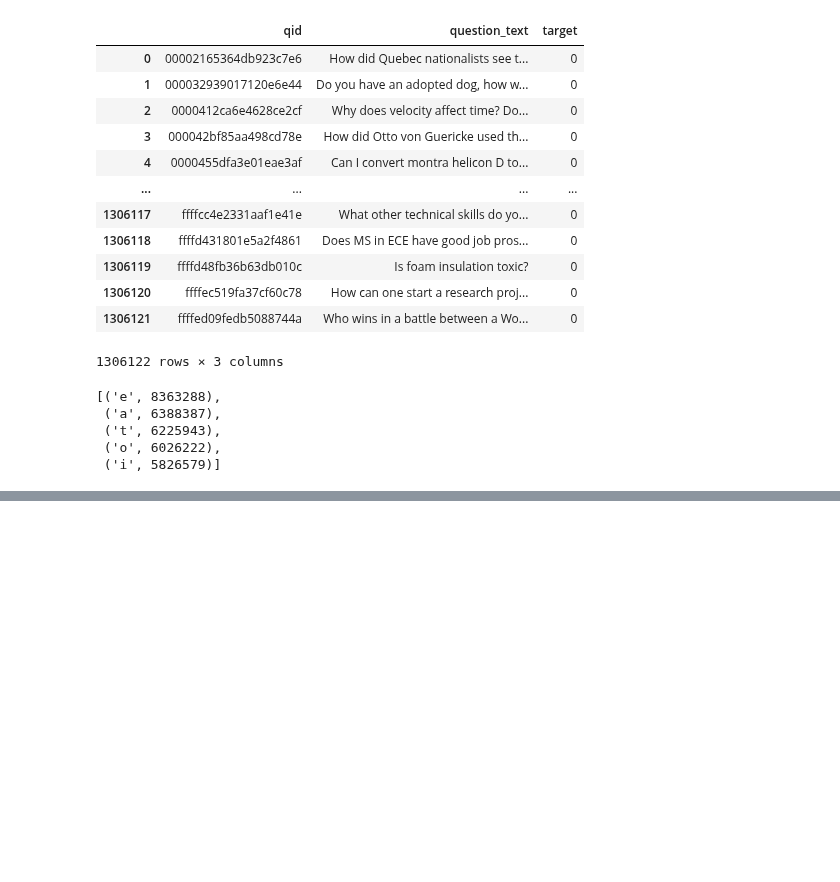
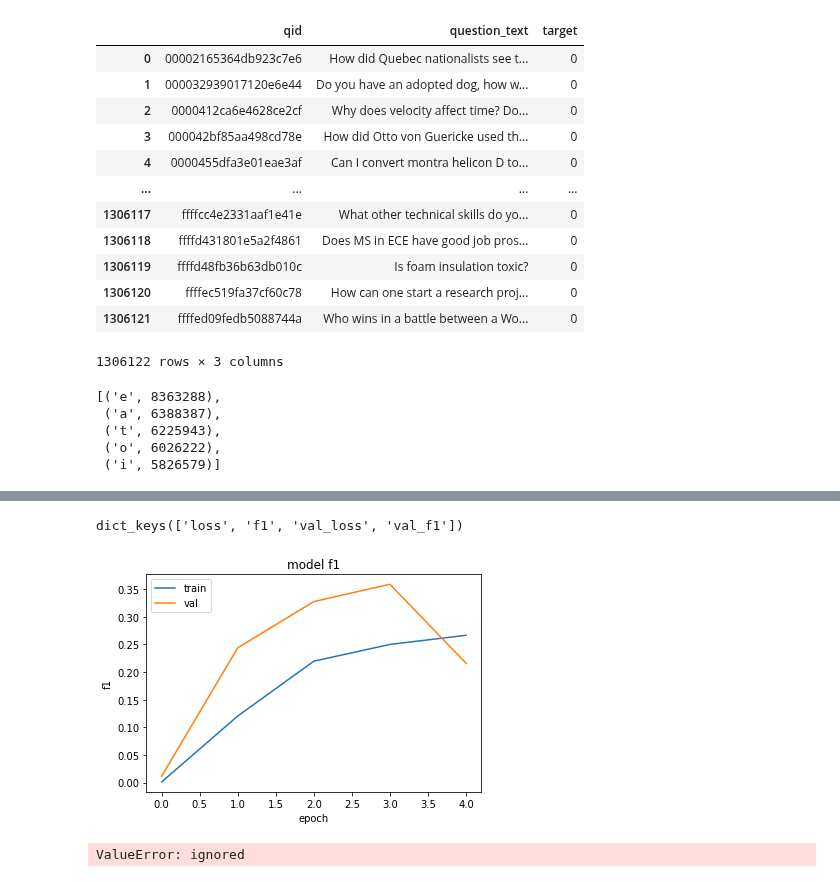
Before and after one commit to DmitryKutsev/ml_hw, a Jupyter notebook: hw7.ipynb, the cells around one changed output, grey strips where cells are left out. Saved outputs shown, nothing was run; the diff lists cells and outputs as text; code cells hidden in the pictures; blank space fills up the shorter version.

```diff
--- a/hw7.ipynb
+++ b/hw7.ipynb
@@ -197,0 +322,5 @@ dict_keys(['loss', 'f1', 'val_loss', 'val_f1'])
+# %%
+model.fit(X_train, y_train,
+          validation_data=(X_valid, y_valid),
+          batch_size=1500,
+         epochs=5)
@@ -197,0 +339,66 @@ dict_keys(['loss', 'f1', 'val_loss', 'val_f1'])
+# %%
+print(model.history.history.keys())
+# summarize history for accuracy
+plt.plot(model.history.history['f1'])
+plt.plot(model.history.history['val_f1'])
+plt.title('model f1')
+plt.ylabel('f1')
+plt.xlabel('epoch')
+plt.legend(['train', 'val'], loc='upper left')
+plt.show()
+# %% [output]
+dict_keys(['loss', 'f1', 'val_loss', 'val_f1'])
+[figure, added]
+# %%
+# и теперь к этому еще pooling
+inputs = tf.keras.layers.Input(shape=(MEAN_LEN,))
+embeddings = tf.keras.layers.Embedding(input_dim=len(word2id), output_dim=100)(inputs, )
+convs = []
+
+
+# kernel_size = 3
+pad1 = tf.keras.layers.Lambda(lambda x: tf.pad(x,
+                                               [[0,0], [1,1], [0, 0]],
+                                               mode='REFLECT'))(embeddings)
+
+conv1 = tf.keras.layers.Conv1D(kernel_size=3, filters=32, strides=1)(pad1)
+pool1 = tf.keras.layers.AveragePooling1D()(conv1)
+pad2 = tf.keras.layers.Lambda(lambda x: tf.pad(x,
+                                               [[0,0], [1,1], [0, 0]],
+                                               mode='REFLECT'))(pool1)
+
+conv2 = tf.keras.layers.Conv1D(kernel_size=3, filters=32,strides=1,
+                              kernel_regularizer='l2', activation='relu')(pad2)
+
+
+#kernel_size = 5
+pad3 = tf.keras.layers.Lambda(lambda x: tf.pad(x,
+                                               [[0,0], [2,2], [0, 0]],
+                                               mode='REFLECT'))(embeddings)
+
+conv3 = tf.keras.layers.Conv1D(kernel_size=7, filters=32, strides=1)(pad3)
+pool2 = tf.keras.layers.AveragePooling1D()(conv3)
+
+pad4 = tf.keras.layers.Lambda(lambda x: tf.pad(x,
+                                               [[0,0], [3,3], [0, 0]],
+                                               mode='REFLECT'))(pool2)
+
+conv4 = tf.keras.layers.Conv1D(kernel_size=3, filters=32,strides=1,
+                              kernel_regularizer='l2', activation='relu')(pad4)
+
+
+
+concat = tf.keras.layers.concatenate([conv2, conv4])
+
+conv_global = tf.keras.layers.Conv1D(kernel_size=5, filters=32, strides=1)(concat)
+flatten = tf.keras.layers.Flatten()(conv_global)
+dense = tf.keras.layers.Dense(50, activation='relu')(flatten)
+outputs = tf.keras.layers.Dense(1, activation='sigmoid')(dense)
+
+model = tf.keras.Model(inputs=inputs, outputs=outputs)
+optimizer = tf.keras.optimizers.Adam(learning_rate=0.001)
+model.compile(optimizer=optimizer,
+              loss='binary_crossentropy',
+              metrics=[f1])
+# %% [output]
+ValueError: ignored
```
Also changed, not shown: parts of 24 cells of this notebook.
